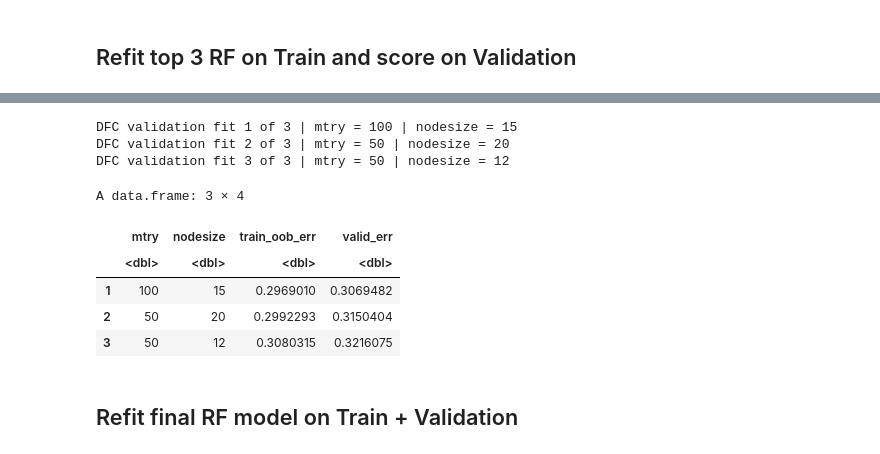
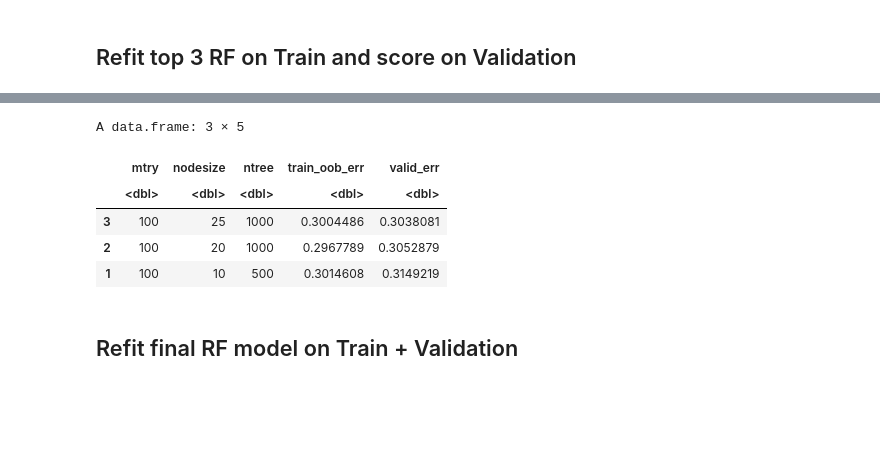
Before and after one commit to harrisdurrani/data_mining_project, a Jupyter notebook: Ensemble Tree Methods (R code).ipynb, the cells around one changed output, grey strips where cells are left out. Drawn from its saved outputs; the diff is of its cells as text; code cells hidden in the pictures; blank space fills up the shorter version.

```diff
--- a/Ensemble Tree Methods (R code).ipynb
+++ b/Ensemble Tree Methods (R code).ipynb
@@ -852,19 +863,17 @@ rf_grid <- expand.grid(
 os_rf_train_results <- data.frame()
 dfc_rf_train_results <- data.frame()
 # %%
+# Fit overall survival RF candidates on training data
 for (i in seq_len(nrow(rf_grid))) {
 
   current_rf_mtry <- rf_grid$mtry[i]
   current_rf_nodesize <- rf_grid$nodesize[i]
-
-  cat("OS train fit", i, "of", nrow(rf_grid),
-      "| mtry =", current_rf_mtry,
-      "| nodesize =", current_rf_nodesize, "\n")
+  current_rf_ntree <- rf_grid$ntree[i]
 
   os_rf_fit <- rfsrc(
     Surv(time, event) ~ .,
     data = os_train,
-    ntree = 500,
+    ntree = current_rf_ntree,
     mtry = current_rf_mtry,
     nodesize = current_rf_nodesize,
     importance = FALSE
@@ -875,11 +884,13 @@ for (i in seq_len(nrow(rf_grid))) {
     data.frame(
       mtry = current_rf_mtry,
       nodesize = current_rf_nodesize,
+      ntree = current_rf_ntree,
       train_oob_err = as.numeric(tail(os_rf_fit$err.rate, 1))
     )
   )
 }
 
+# Training OOB errors
 os_rf_train_results <- os_rf_train_results[order(os_rf_train_results$train_oob_err), ]
 os_rf_train_results
 # %% [output]
@@ -907,17 +916,15 @@ A data.frame: 9 × 3
 # %%
+# Fit death from cancer RF candidates on training data
 for (i in seq_len(nrow(rf_grid))) {
 
  current_rf_mtry <- rf_grid$mtry[i]
  current_rf_nodesize <- rf_grid$nodesize[i]
-
-  cat("DFC train fit", i, "of", nrow(rf_grid),
-      "| mtry =", current_rf_mtry,
-      "| nodesize =", current_rf_nodesize, "\n")
+ current_rf_ntree <- rf_grid$ntree[i]
 
   dfc_fit <- rfsrc(
     Surv(time, event) ~ .,
     data = dfc_train,
-    ntree = 500,
+    ntree = current_rf_ntree,
     mtry = current_rf_mtry,
     nodesize = current_rf_nodesize,
     importance = FALSE
@@ -928,11 +935,13 @@ for (i in seq_len(nrow(rf_grid))) {
     data.frame(
       mtry = current_rf_mtry,
       nodesize = current_rf_nodesize,
+      ntree = current_rf_ntree,
       train_oob_err = as.numeric(tail(dfc_fit$err.rate, 1))
     )
   )
 }
 
+# Training OOB errors
 dfc_rf_train_results <- dfc_rf_train_results[order(dfc_rf_train_results$train_oob_err), ]
 dfc_rf_train_results
 # %% [output]
@@ -984,19 +993,17 @@ A data.frame: 3 × 3
 os_rf_valid_results <- data.frame()
 dfc_rf_valid_results <- data.frame()
 # %%
+# Fit top overall survival candidates on train, and evaluate on validation
 for (i in seq_len(nrow(os_rf_top3))) {
 
  current_rf_mtry <- os_rf_top3$mtry[i]
  current_rf_nodesize <- os_rf_top3$nodesize[i]
-
-  cat("OS validation fit", i, "of", nrow(os_rf_top3),
-      "| mtry =", current_rf_mtry,
-      "| nodesize =", current_rf_nodesize, "\n")
+ current_rf_ntree <- os_rf_top3$ntree[i]
 
   os_rf_fit <- rfsrc(
     Surv(time, event) ~ .,
     data = os_train,
-    ntree = 1000,
+    ntree = current_rf_ntree,
     mtry = current_rf_mtry,
     nodesize = current_rf_nodesize,
     importance = FALSE
@@ -1009,8 +1016,9 @@ for (i in seq_len(nrow(os_rf_top3))) {
     data.frame(
       mtry = current_rf_mtry,
       nodesize = current_rf_nodesize,
+      ntree = current_rf_ntree,
       train_oob_err = as.numeric(tail(os_rf_fit$err.rate, 1)),
-      valid_err = if (!is.null(os_rf_pred_valid$err.rate) && length(os_rf_pred_valid$err.rate) > 0) {
+      valid_err = if (!is.null(os_rf_pred_valid$err.rate) && length(os_rf_pred_valid$err.rate) > 0) { #
         as.numeric(tail(os_rf_pred_valid$err.rate, 1))
       } else {
         NA_real_
@@ -1019,6 +1027,7 @@ for (i in seq_len(nrow(os_rf_top3))) {
   )
 }
 
+# validation errors
 os_rf_valid_results <- os_rf_valid_results[order(os_rf_valid_results$valid_err), ]
 os_rf_valid_results
 # %% [output]
@@ -1034,51 +1040,48 @@ A data.frame: 3 × 4
 # %%
+# Fit top death from cancer candidates on train, and evaluate on validation
 for (i in seq_len(nrow(dfc_rf_top3))) {
 
  current_rf_mtry <- dfc_rf_top3$mtry[i]
  current_rf_nodesize <- dfc_rf_top3$nodesize[i]
-
-  cat("DFC validation fit", i, "of", nrow(dfc_rf_top3),
-      "| mtry =", current_rf_mtry,
-      "| nodesize =", current_rf_nodesize, "\n")
+ current_rf_ntree <- dfc_rf_top3$ntree[i]
 
   dfc_rf_fit <- rfsrc(
     Surv(time, event) ~ .,
     data = dfc_train,
-    ntree = 1000,
+    ntree = current_rf_ntree,
     mtry = current_rf_mtry,
     nodesize = current_rf_nodesize,
     importance = FALSE
   )
 
   dfc_rf_pred_valid <- predict(dfc_rf_fit, newdata = dfc_valid)
 
   dfc_rf_valid_results <- rbind(
     dfc_rf_valid_results,
     data.frame(
       mtry = current_rf_mtry,
       nodesize = current_rf_nodesize,
+      ntree = current_rf_ntree,
       train_oob_err = as.numeric(tail(dfc_rf_fit$err.rate, 1)),
       valid_err = if (!is.null(dfc_rf_pred_valid$err.rate) && length(dfc_rf_pred_valid$err.rate) > 0) {
         as.numeric(tail(dfc_rf_pred_valid$err.rate, 1))
       } else {
         NA_real_
       }
     )
   )
 }
 
+# validation errors
 dfc_rf_valid_results <- dfc_rf_valid_results[order(dfc_rf_valid_results$valid_err), ]
 dfc_rf_valid_results
 # %% [output]
-DFC validation fit 1 of 3 | mtry = 100 | nodesize = 15
-DFC validation fit 2 of 3 | mtry = 50 | nodesize = 20
-DFC validation fit 3 of 3 | mtry = 50 | nodesize = 12
+A data.frame: 3 × 5
-A data.frame: 3 × 4
-|  | mtry | nodesize | train_oob_err | valid_err |
-|  | <dbl> | <dbl> | <dbl> | <dbl> |
-| 1 | 100 | 15 | 0.2969010 | 0.3069482 |
-| 2 | 50 | 20 | 0.2992293 | 0.3150404 |
-| 3 | 50 | 12 | 0.3080315 | 0.3216075 |
+|  | mtry | nodesize | ntree | train_oob_err | valid_err |
+|  | <dbl> | <dbl> | <dbl> | <dbl> | <dbl> |
+| 3 | 100 | 25 | 1000 | 0.3004486 | 0.3038081 |
+| 2 | 100 | 20 | 1000 | 0.2967789 | 0.3052879 |
+| 1 | 100 | 10 | 500 | 0.3014608 | 0.3149219 |
 # %% [markdown]
 ## Refit final RF model on Train + Validation
 # %%
```
Also changed, not shown: parts of 18 cells of this notebook, 1 other file.
